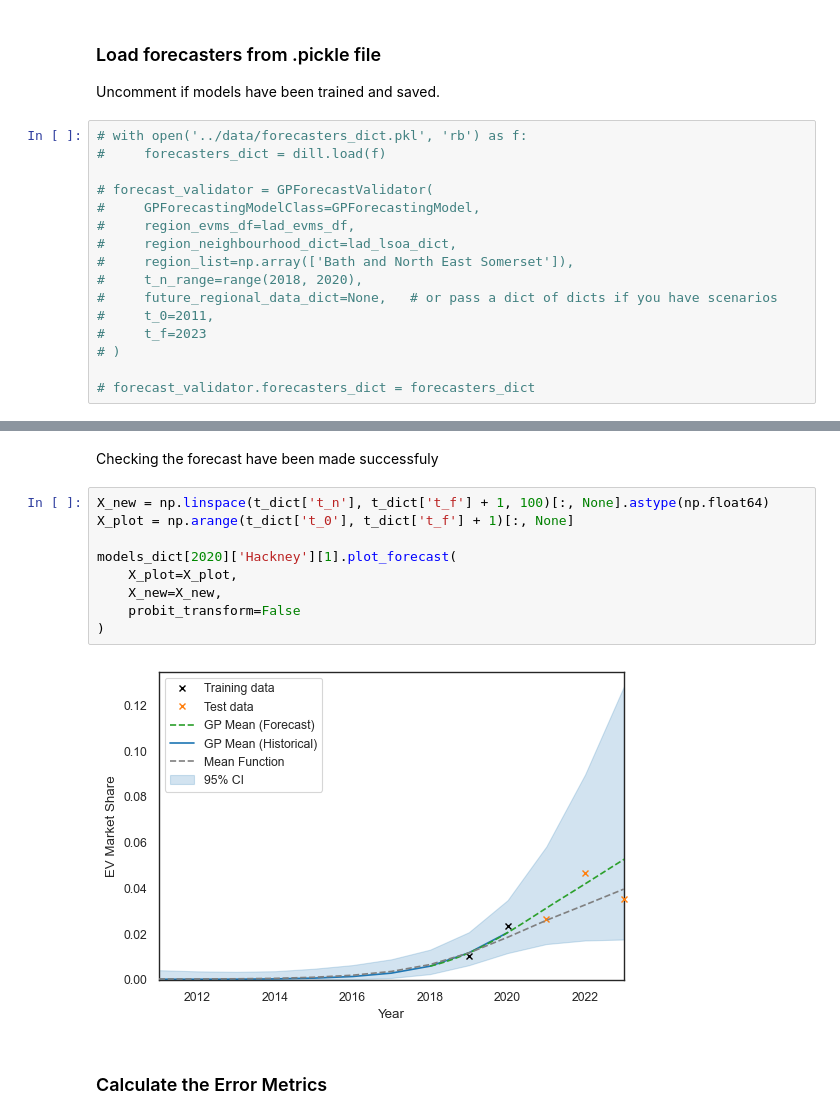
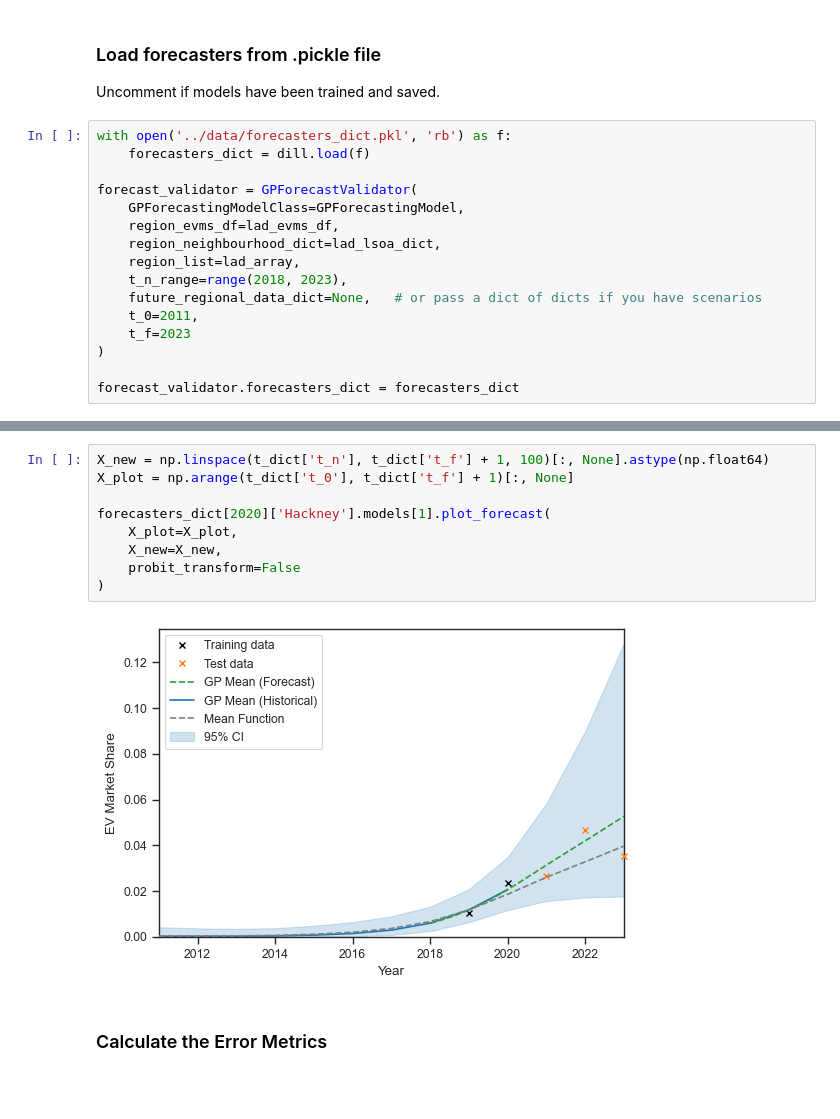
Before and after one commit to isaacflower/EVAdoptionForecastingFramework, a Jupyter notebook: notebooks/main.ipynb, the cells around one changed output, grey strips where cells are left out. Cells and saved outputs as stored; diff of their text form; blank space fills up the shorter version.

```diff
--- a/notebooks/main.ipynb
+++ b/notebooks/main.ipynb
@@ -1057,38 +1070,36 @@ with open('../data/forecasters_dict.pkl', 'wb') as f:
 
 Uncomment if models have been trained and saved.
 # %%
-# with open('../data/forecasters_dict.pkl', 'rb') as f:
-#     forecasters_dict = dill.load(f)
+with open('../data/forecasters_dict.pkl', 'rb') as f:
+    forecasters_dict = dill.load(f)
 
-# forecast_validator = GPForecastValidator(
-#     GPForecastingModelClass=GPForecastingModel,
-#     region_evms_df=lad_evms_df,
-#     region_neighbourhood_dict=lad_lsoa_dict,
-#     region_list=np.array(['Bath and North East Somerset']),
-#     t_n_range=range(2018, 2020),
-#     future_regional_data_dict=None,   # or pass a dict of dicts if you have scenarios
-#     t_0=2011,
-#     t_f=2023
-# )
+forecast_validator = GPForecastValidator(
+    GPForecastingModelClass=GPForecastingModel,
+    region_evms_df=lad_evms_df,
+    region_neighbourhood_dict=lad_lsoa_dict,
+    region_list=lad_array,
+    t_n_range=range(2018, 2023),
+    future_regional_data_dict=None,   # or pass a dict of dicts if you have scenarios
+    t_0=2011,
+    t_f=2023
+)
 
-# forecast_validator.forecasters_dict = forecasters_dict
+forecast_validator.forecasters_dict = forecasters_dict
 # %%
 mean_dict, var_dict, samples_dict = forecast_validator.extract_forecast_means_variance_and_samples()
 # %% [output]
 [interactive output not drawn]
-# %% [markdown]
-Checking the forecast have been made successfuly
-# %%
-X_new = np.linspace(t_dict['t_n'], t_dict['t_f'] + 1, 100)[:, None].astype(np.float64)
-X_plot = np.arange(t_dict['t_0'], t_dict['t_f'] + 1)[:, None]
-
-models_dict[2020]['Hackney'][1].plot_forecast(
-    X_plot=X_plot,
-    X_new=X_new,
-    probit_transform=False
-)
-# %% [output]
-[figure, removed]
+# %%
+X_new = np.linspace(t_dict['t_n'], t_dict['t_f'] + 1, 100)[:, None].astype(np.float64)
+X_plot = np.arange(t_dict['t_0'], t_dict['t_f'] + 1)[:, None]
+
+forecasters_dict[2020]['Hackney'].models[1].plot_forecast(
+    X_plot=X_plot,
+    X_new=X_new,
+    probit_transform=False
+)
+# %% [output]
+[figure, added]
 # %% [markdown]
 ### Calculate the Error Metrics
 # %%
```
Also changed, not shown: parts of 21 cells of this notebook, 11 other files.
